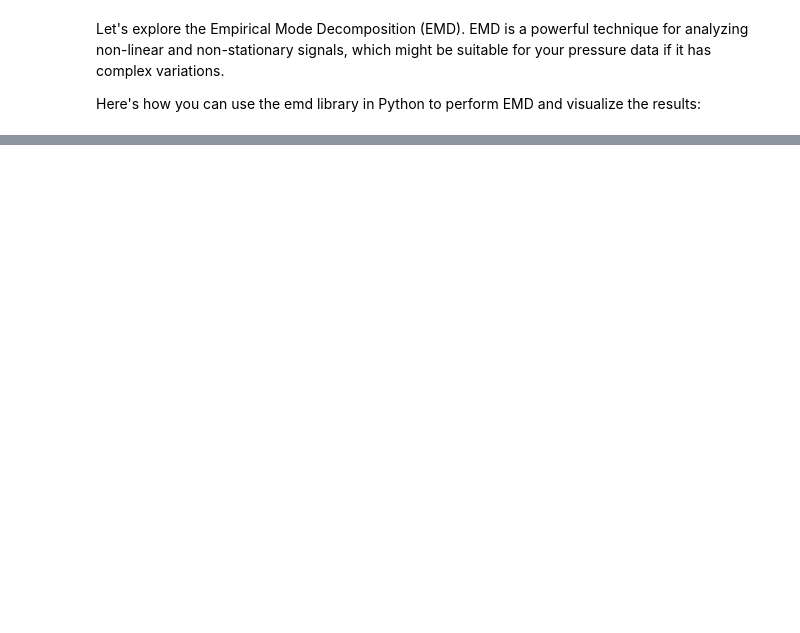
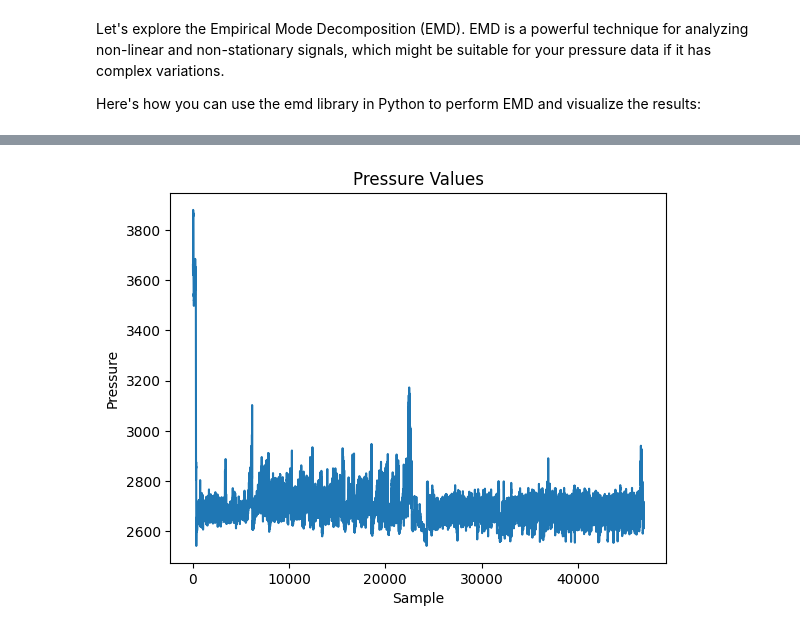
Before and after one commit to B4ben-69/tensorFlow_edging, a Jupyter notebook: plot_signal.ipynb, the cells around one changed output, grey strips where cells are left out. Drawn from its saved outputs; the diff is of its cells as text; code cells hidden in the pictures; blank space fills up the shorter version.

```diff
--- a/plot_signal.ipynb
+++ b/plot_signal.ipynb
@@ -171,0 +181,8 @@ plt.show()
+# %%
+plt.plot(pressure_values)
+plt.xlabel('Sample')
+plt.ylabel('Pressure')
+plt.title('Pressure Values')
+plt.show()
+# %% [output]
+[figure, added]
```
Also changed, not shown: parts of 8 cells of this notebook.
